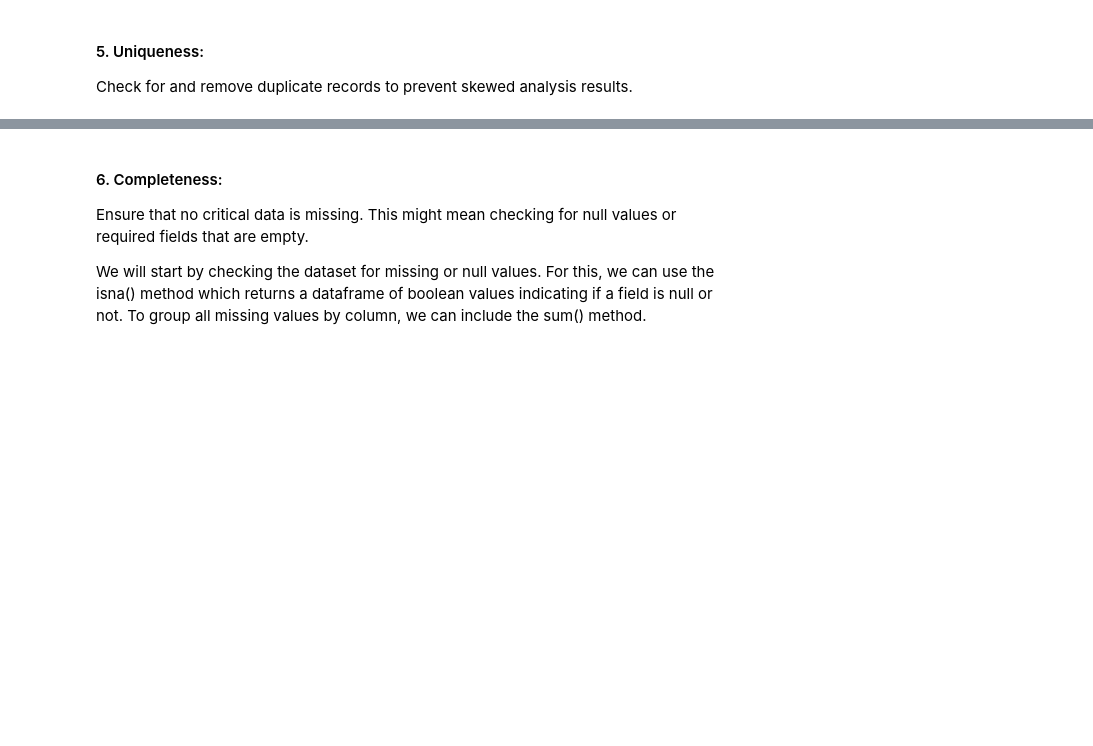
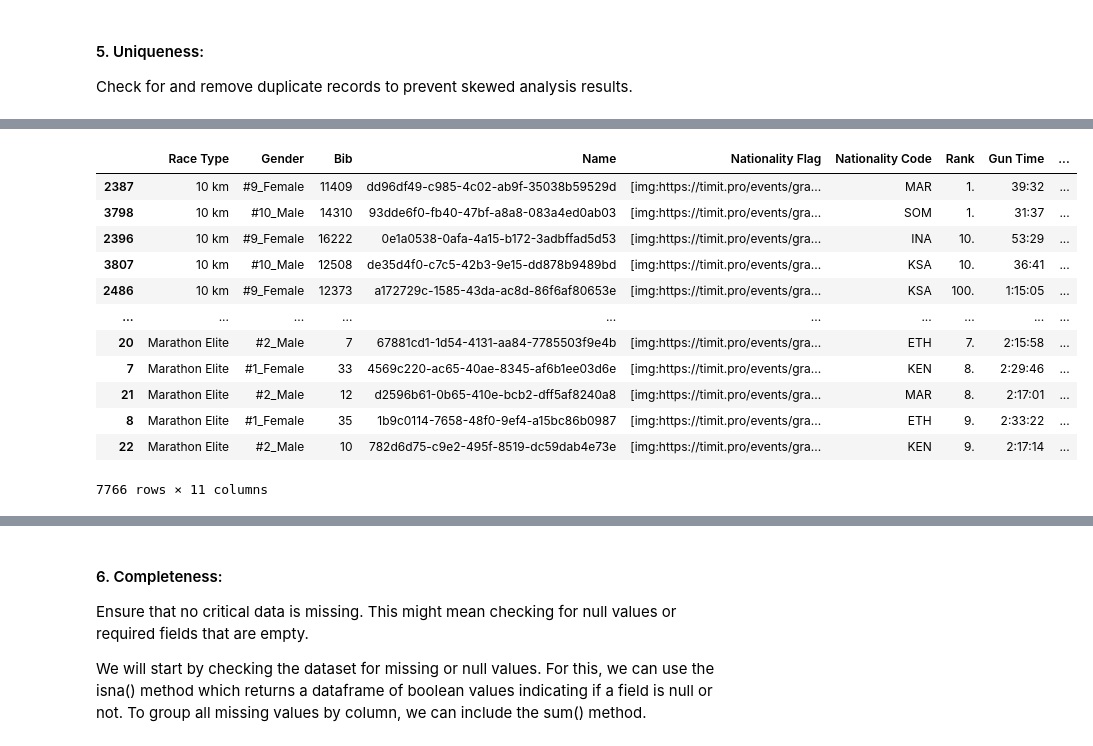
Before and after one commit to Tuwaiq-DS-ML-bootcamp-V-9/Usecase-1, a Jupyter notebook: 4-EDA explain - usecase1-v2.ipynb, the cells around one changed output, grey strips where cells are left out. Saved outputs shown, nothing was run; the diff lists cells and outputs as text; code cells hidden in the pictures; blank space fills up the shorter version.

```diff
--- a/4-EDA explain - usecase1-v2.ipynb
+++ b/4-EDA explain - usecase1-v2.ipynb
@@ -294,0 +413,16 @@ marathon_df_2022.shape
+# %%
+marathon_df_2023[(marathon_df_2023.duplicated(['Race Type', 'Rank'], keep=False)) & (marathon_df_2023['Rank'] != '-')].sort_values(['Race Type', 'Rank'])
+# %% [output]
+|  | Race Type | Gender | Bib | Name | Nationality Flag | Nationality Code | Rank | Gun Time | ... |
+| 2387 | 10 km | #9_Female | 11409 | dd96df49-c985-4c02-ab9f-35038b59529d | [img:https://timit.pro/events/gra... | MAR | 1. | 39:32 | ... |
+| 3798 | 10 km | #10_Male | 14310 | 93dde6f0-fb40-47bf-a8a8-083a4ed0ab03 | [img:https://timit.pro/events/gra... | SOM | 1. | 31:37 | ... |
+| 2396 | 10 km | #9_Female | 16222 | 0e1a0538-0afa-4a15-b172-3adbffad5d53 | [img:https://timit.pro/events/gra... | INA | 10. | 53:29 | ... |
+| 3807 | 10 km | #10_Male | 12508 | de35d4f0-c7c5-42b3-9e15-dd878b9489bd | [img:https://timit.pro/events/gra... | KSA | 10. | 36:41 | ... |
+| 2486 | 10 km | #9_Female | 12373 | a172729c-1585-43da-ac8d-86f6af80653e | [img:https://timit.pro/events/gra... | KSA | 100. | 1:15:05 | ... |
+| ... | ... | ... | ... | ... | ... | ... | ... | ... | ... |
+| 20 | Marathon Elite | #2_Male | 7 | 67881cd1-1d54-4131-aa84-7785503f9e4b | [img:https://timit.pro/events/gra... | ETH | 7. | 2:15:58 | ... |
+| 7 | Marathon Elite | #1_Female | 33 | 4569c220-ac65-40ae-8345-af6b1ee03d6e | [img:https://timit.pro/events/gra... | KEN | 8. | 2:29:46 | ... |
+| 21 | Marathon Elite | #2_Male | 12 | d2596b61-0b65-410e-bcb2-dff5af8240a8 | [img:https://timit.pro/events/gra... | MAR | 8. | 2:17:01 | ... |
+| 8 | Marathon Elite | #1_Female | 35 | 1b9c0114-7658-48f0-9ef4-a15bc86b0987 | [img:https://timit.pro/events/gra... | ETH | 9. | 2:33:22 | ... |
+| 22 | Marathon Elite | #2_Male | 10 | 782d6d75-c9e2-495f-8519-dc59dab4e73e | [img:https://timit.pro/events/gra... | KEN | 9. | 2:17:14 | ... |
+7766 rows × 11 columns
```
Also changed, not shown: parts of 32 cells of this notebook.
